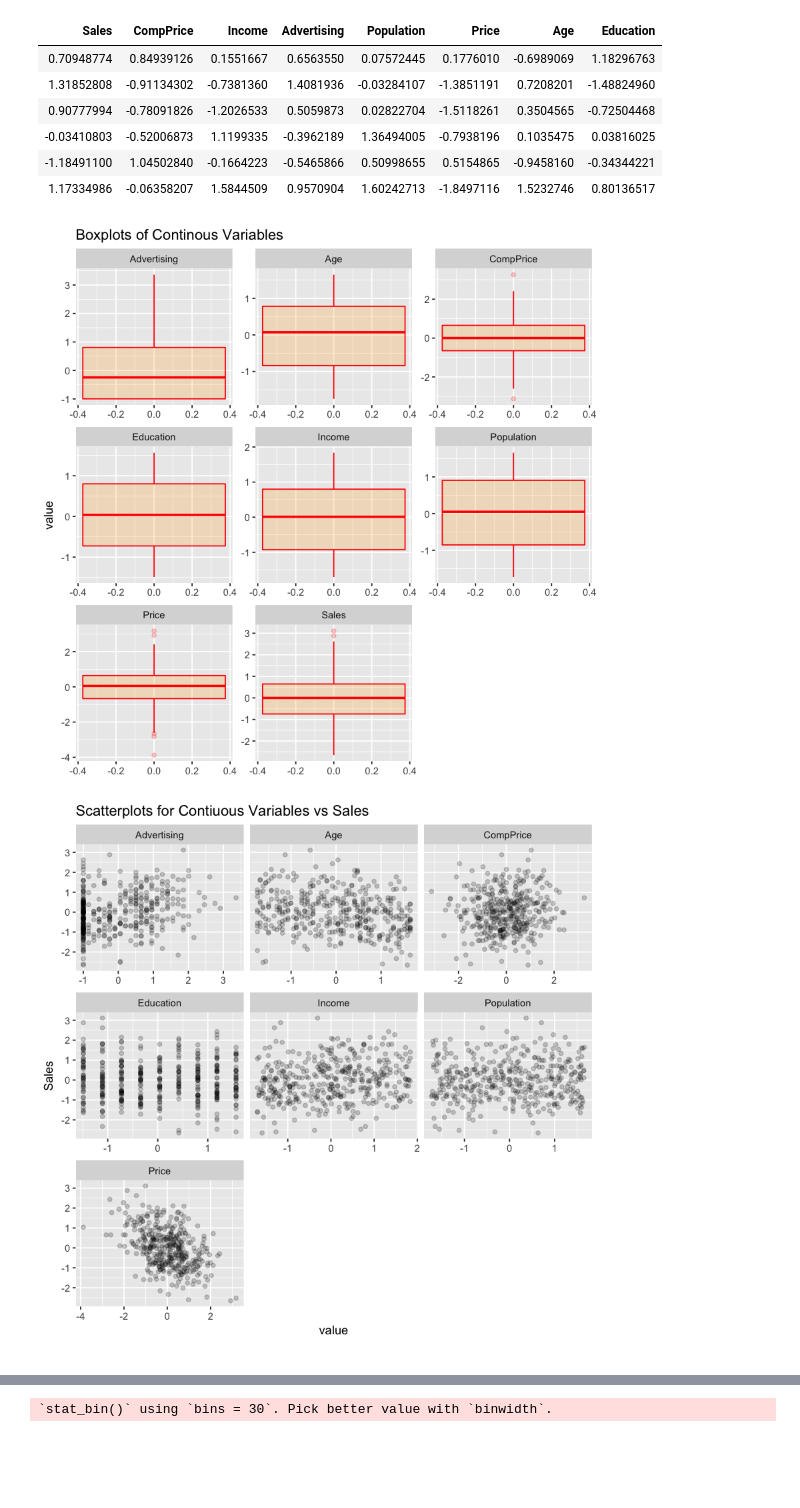
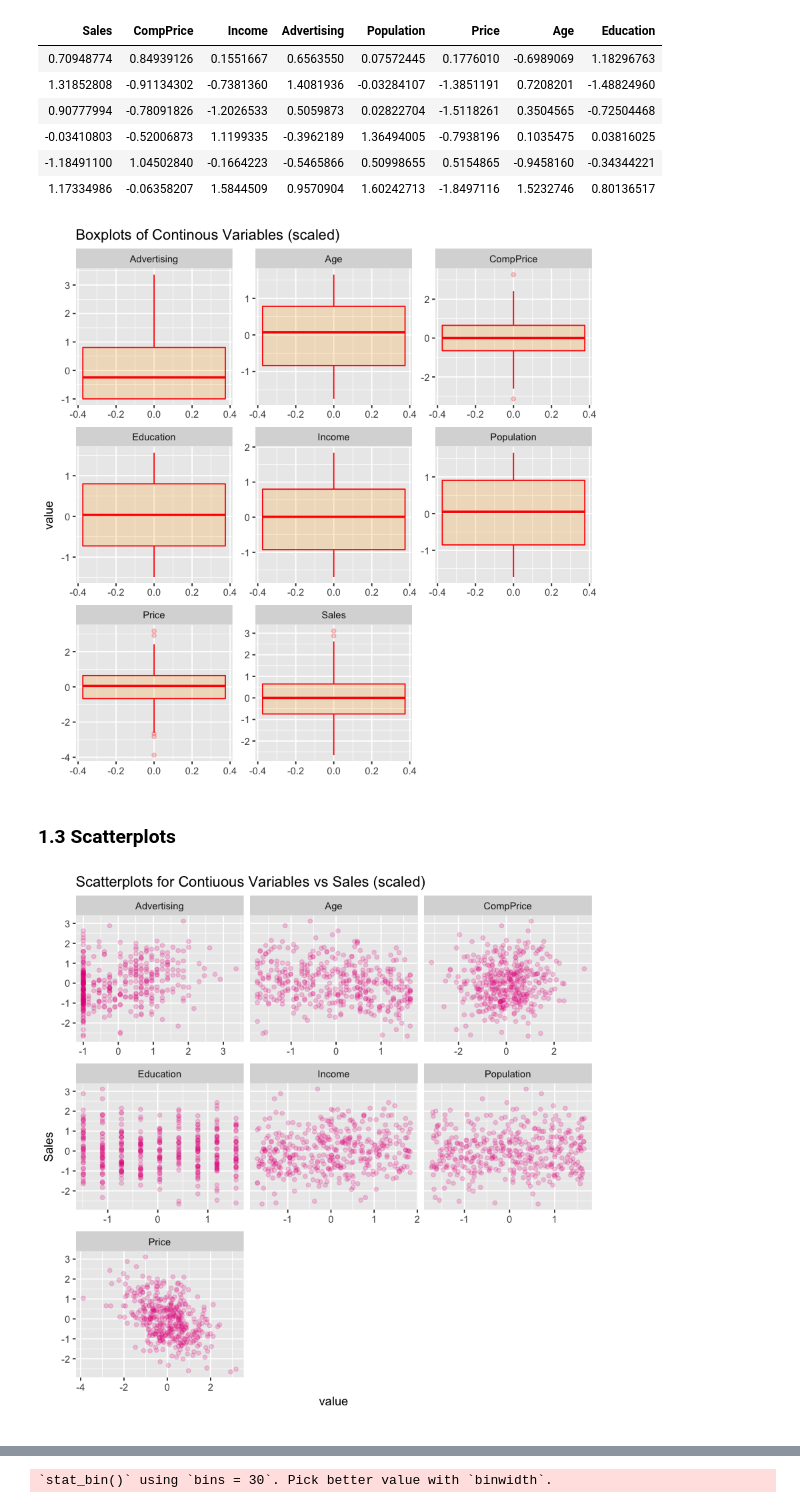
Before and after one commit to CooperStansbury/EDA_r_ece579, a Jupyter notebook: assignment1_cooperstansbury/assignment1_r.ipynb, the cells around one changed output, grey strips where cells are left out. Cells and saved outputs as stored; diff of their text form; code cells hidden in the pictures; blank space fills up the shorter version.

```diff
--- a/assignment1_cooperstansbury/assignment1_r.ipynb
+++ b/assignment1_cooperstansbury/assignment1_r.ipynb
@@ -130,0 +148,6 @@ summary(carseats)
+# %%
+for (i in names(carseats)) {
+    print(i)
+    print(summary(carseats[,i]))
+    print("-----------")
+}
@@ -143,22 +186,27 @@ head(scaled.nums)
 | -1.18491100 | 1.04502840 | -0.1664223 | -0.5465866 | 0.50998655 | 0.5154865 | -0.9458160 | -0.34344221 |
 | 1.17334986 | -0.06358207 | 1.5844509 | 0.9570904 | 1.60242713 | -1.8497116 | 1.5232746 | 0.80136517 |
 # %%
+# boxplots
 scaled.nums %>%
     tidyr::gather() %>%
     ggplot(aes(y=value)) +
-        ggtitle('Boxplots of Continous Variables') +
+        ggtitle('Boxplots of Continous Variables (scaled)') +
 
         facet_wrap(~ key, scales = "free") +
         geom_boxplot(color="red", fill="orange", alpha=0.2)
 # %% [output]
-[figure, old version]
+[figure, new version]
+# %% [markdown]
+### 1.3 Scatterplots
 # %%
+colr = brewer.pal(8, "Dark2")
+
+# scatterplot by sales
 for(i in names(scaled.nums[1])){
+    colr = color=sample(colr, 1)
     DataExplorer::plot_scatterplot(scaled.nums, by = i,
-        title ='Scatterplots for Contiuous Variables vs Sales',
-        geom_point_args = list(alpha = 1/5))
+        title ='Scatterplots for Contiuous Variables vs Sales (scaled)',
+        geom_point_args = list(alpha = 1/5, color=colr))
     }
-
-# help(plot_scatterplot)
 # %% [output]
-[figure, old version]
+[figure, new version]
```
Also changed, not shown: parts of 19 cells of this notebook.
